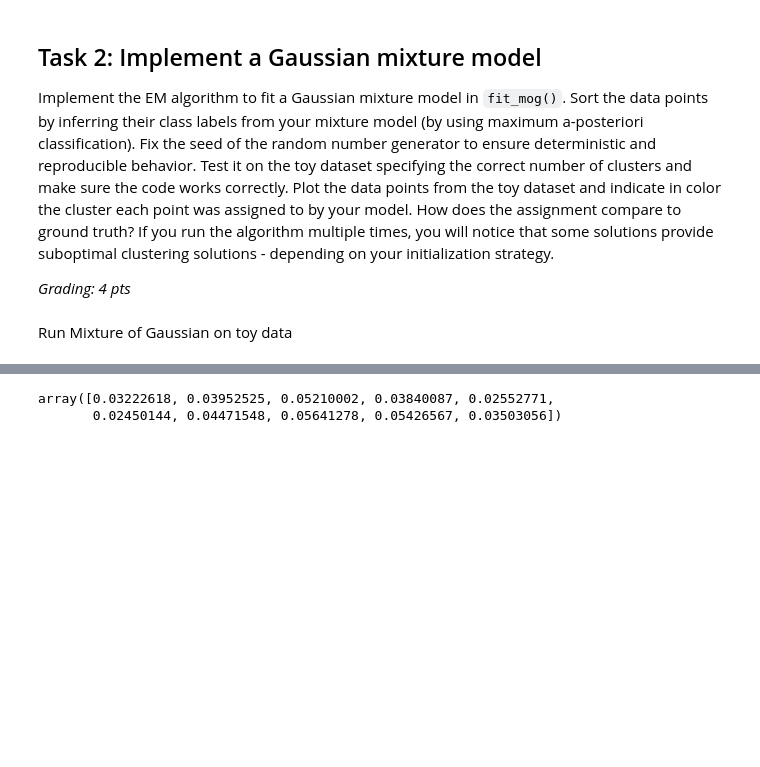
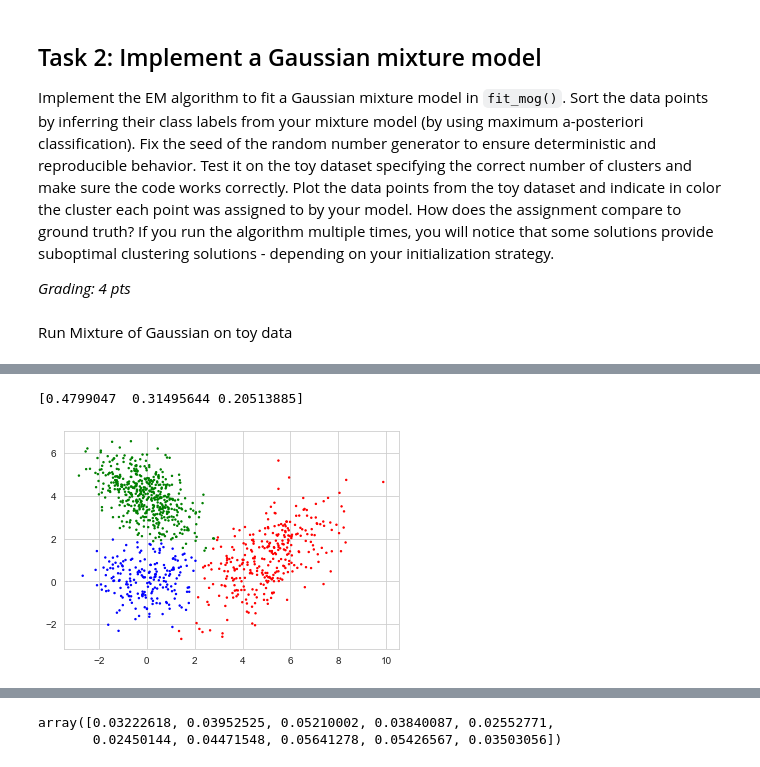
Before and after one commit to mdittschar/NDS, a Jupyter notebook: CodingLab2.ipynb, the cells around one changed output, grey strips where cells are left out. Saved outputs shown, nothing was run; the diff lists cells and outputs as text; code cells hidden in the pictures; blank space fills up the shorter version.

```diff
--- a/CodingLab2.ipynb
+++ b/CodingLab2.ipynb
@@ -292,0 +328,5 @@ Run Mixture of Gaussian on toy data
+# %%
+mean_log_prob, pis, mus, sigmas, labels= fit_mog(x.T,3, random_seed=0)
+#mog_labels, m, S, p
+##test_data, predict
+labels_num = labels
@@ -292,0 +368,18 @@ Run Mixture of Gaussian on toy data
+# %%
+labels = np.argmax(labels, axis=0)
+
+# mus = np.asarray([[5,1], [0,4], [0,0]])
+# sigmas = np.asarray([[[2.5,0.5], [0.5,2.5]], [[1.5,-0.75], [-0.75, 1.5]], [[0.5,0], [0,0.5]]])
+# pis = np.asarray([0.2, 0.6, 0.2])
+
+string_labels = labels.astype("str")
+string_labels[labels==0] = "g"
+string_labels[labels==1] = "r"
+string_labels[labels==2] = "b"
+string_labels[labels==3] = "k"
+
+plt.scatter(x[0], x[1], color=string_labels, s=2)
+print(pis)
+# %% [output]
+[0.4799047  0.31495644 0.20513885]
+[figure, added]
```
Also changed, not shown: parts of 10 cells of this notebook.
